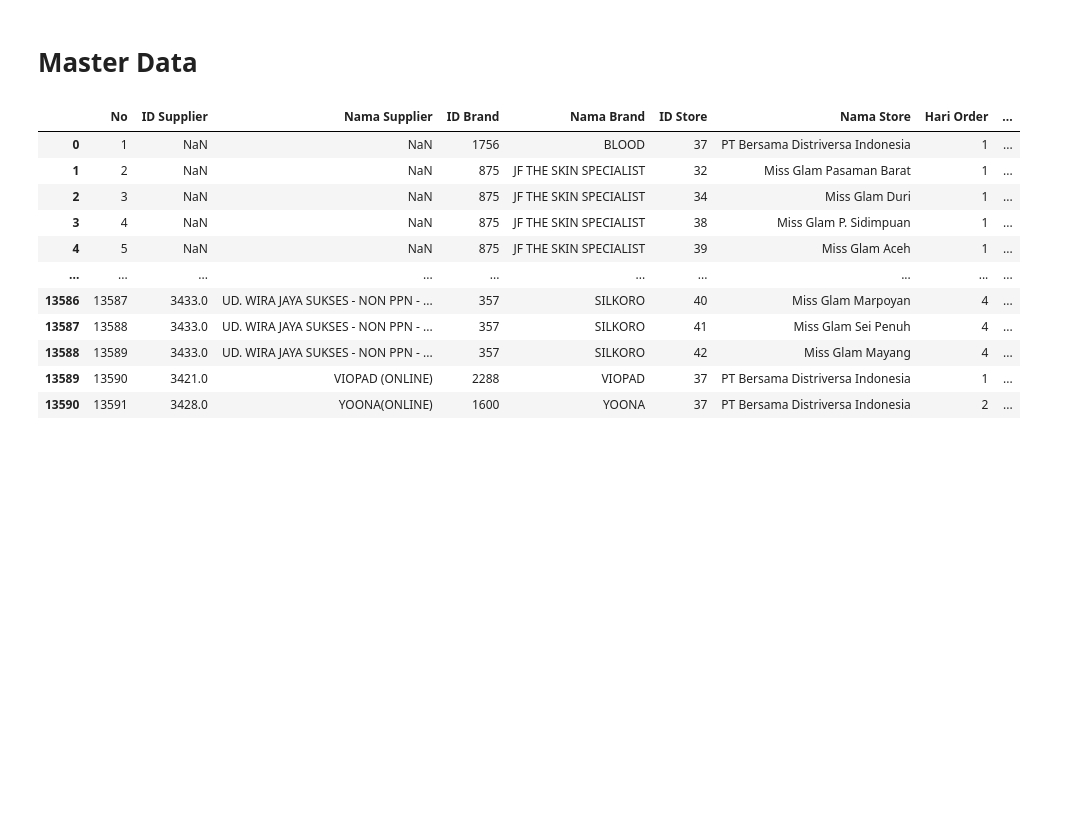
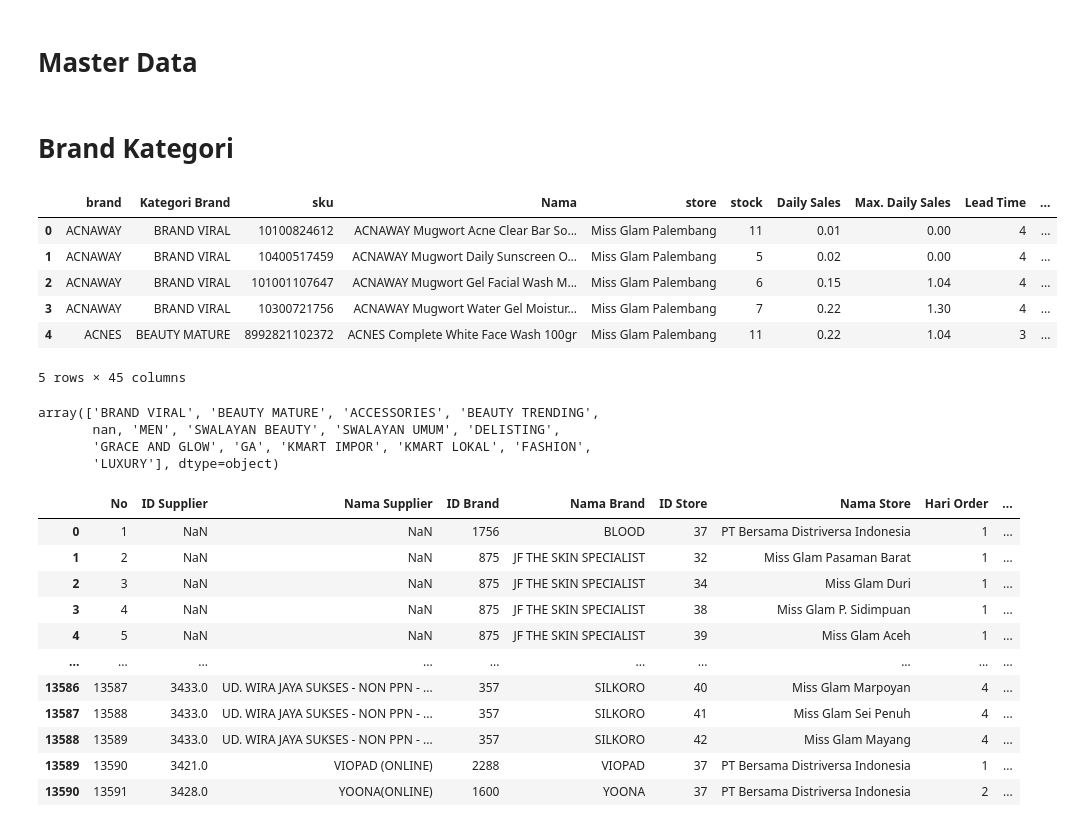
Before and after one commit to andresuchdata/autopo-py, a Jupyter notebook: notebook/master_data.ipynb, the cells around one changed output. Saved outputs shown, nothing was run; the diff lists cells and outputs as text; code cells hidden in the pictures; blank space fills up the shorter version.

```diff
--- a/notebook/master_data.ipynb
+++ b/notebook/master_data.ipynb
@@ -6,6 +6,27 @@ import os
 from pathlib import Path
 
 MASTER_DATA_DIR = "data/master_data"
+# %% [markdown]
+# Brand Kategori
+# %%
+raw_stock_df = pd.read_csv("health_monitor/20251211.csv")
+display(raw_stock_df.head())
+
+# get unique brand kategori
+unique_brand_kategori = raw_stock_df["Kategori Brand"].unique()
+display(unique_brand_kategori)
+# %% [output]
+|  | brand | Kategori Brand | sku | Nama | store | stock | Daily Sales | Max. Daily Sales | Lead Time | ... |
+| 0 | ACNAWAY | BRAND VIRAL | 10100824612 | ACNAWAY Mugwort Acne Clear Bar So... | Miss Glam Palembang | 11 | 0.01 | 0.00 | 4 | ... |
+| 1 | ACNAWAY | BRAND VIRAL | 10400517459 | ACNAWAY Mugwort Daily Sunscreen O... | Miss Glam Palembang | 5 | 0.02 | 0.00 | 4 | ... |
+| 2 | ACNAWAY | BRAND VIRAL | 101001107647 | ACNAWAY Mugwort Gel Facial Wash M... | Miss Glam Palembang | 6 | 0.15 | 1.04 | 4 | ... |
+| 3 | ACNAWAY | BRAND VIRAL | 10300721756 | ACNAWAY Mugwort Water Gel Moistur... | Miss Glam Palembang | 7 | 0.22 | 1.30 | 4 | ... |
+| 4 | ACNES | BEAUTY MATURE | 8992821102372 | ACNES Complete White Face Wash 100gr | Miss Glam Palembang | 11 | 0.22 | 1.04 | 3 | ... |
+5 rows × 45 columns
+array(['BRAND VIRAL', 'BEAUTY MATURE', 'ACCESSORIES', 'BEAUTY TRENDING',
+       nan, 'MEN', 'SWALAYAN BEAUTY', 'SWALAYAN UMUM', 'DELISTING',
+       'GRACE AND GLOW', 'GA', 'KMART IMPOR', 'KMART LOKAL', 'FASHION',
+       'LUXURY'], dtype=object)
 # %%
 # read 'data/supplier.csv'
 supplier_df = pd.read_csv('data/supplier.csv', sep=';')
```
Also changed, not shown: 1 other file.
